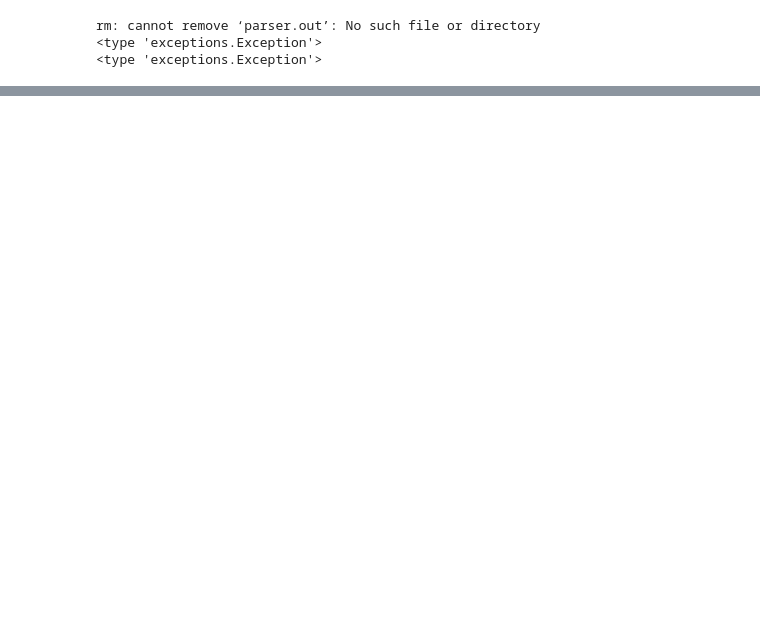
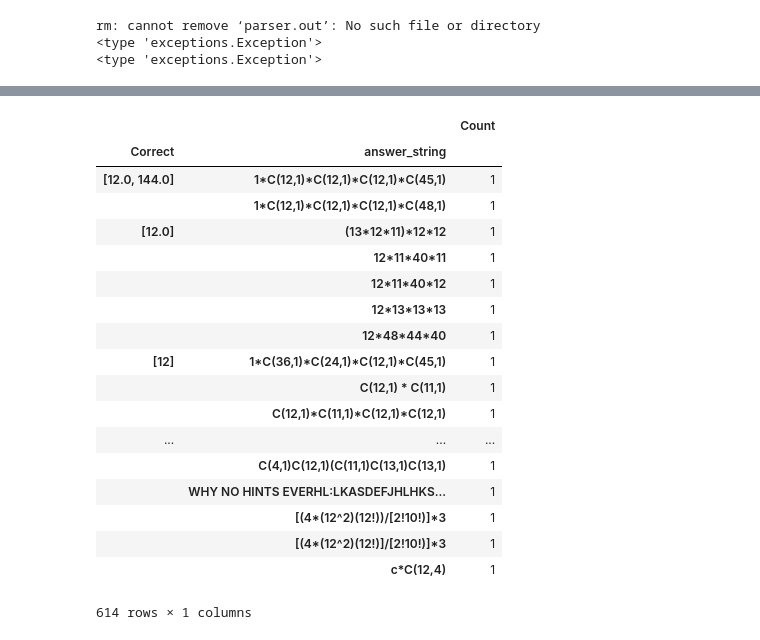
Before and after one commit to nimning/hintSystem, a Jupyter notebook: src/webwork/expr_parser/Parsing Answers from API.ipynb, the cells around one changed output, grey strips where cells are left out. Drawn from its saved outputs; the diff is of its cells as text; code cells hidden in the pictures; blank space fills up the shorter version.

```diff
--- a/src/webwork/expr_parser/Parsing Answers from API.ipynb
+++ b/src/webwork/expr_parser/Parsing Answers from API.ipynb
@@ -201,0 +210,24 @@ Parse Error: Unbalanced Group Operator
+# %%
+""" Shows the incorrect expressions, grouped by sets of correct terms """
+# print counted_incorrect_attempts.groupby(['Correct', 'answer_string']).sum().to_string()
+counted_incorrect_attempts.groupby(['Correct', 'answer_string']).sum()
+# %% [output]
+|  |  | Count |
+| Correct | answer_string |  |
+| [12.0, 144.0] | 1*C(12,1)*C(12,1)*C(12,1)*C(45,1) | 1 |
+|  | 1*C(12,1)*C(12,1)*C(12,1)*C(48,1) | 1 |
+| [12.0] | (13*12*11)*12*12 | 1 |
+|  | 12*11*40*11 | 1 |
+|  | 12*11*40*12 | 1 |
+|  | 12*13*13*13 | 1 |
+|  | 12*48*44*40 | 1 |
+| [12] | 1*C(36,1)*C(24,1)*C(12,1)*C(45,1) | 1 |
+|  | C(12,1) * C(11,1) | 1 |
+|  | C(12,1)*C(11,1)*C(12,1)*C(12,1) | 1 |
+| ... | ... | ... |
+|  | C(4,1)C(12,1)(C(11,1)C(13,1)C(13,1) | 1 |
+|  | WHY NO HINTS EVERHL:LKASDEFJHLHKS... | 1 |
+|  | [(4*(12^2)(12!))/[2!10!)]*3 | 1 |
+|  | [(4*(12^2)(12!)]/[2!10!)]*3 | 1 |
+|  | c*C(12,4) | 1 |
+614 rows × 1 columns
```
Also changed, not shown: parts of 14 cells of this notebook.
